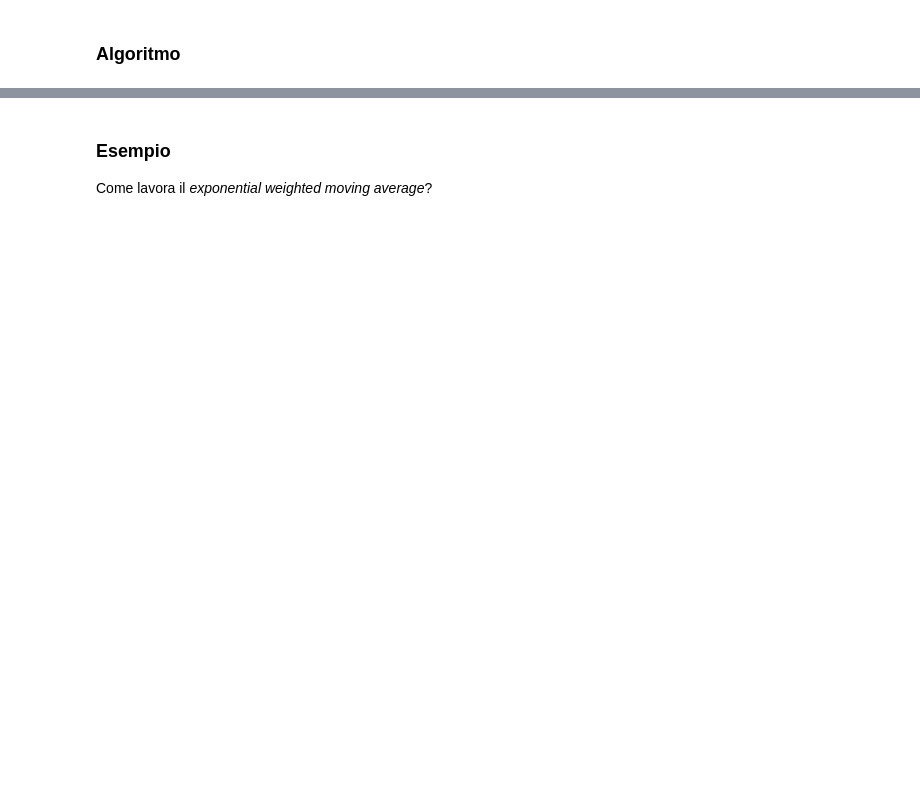
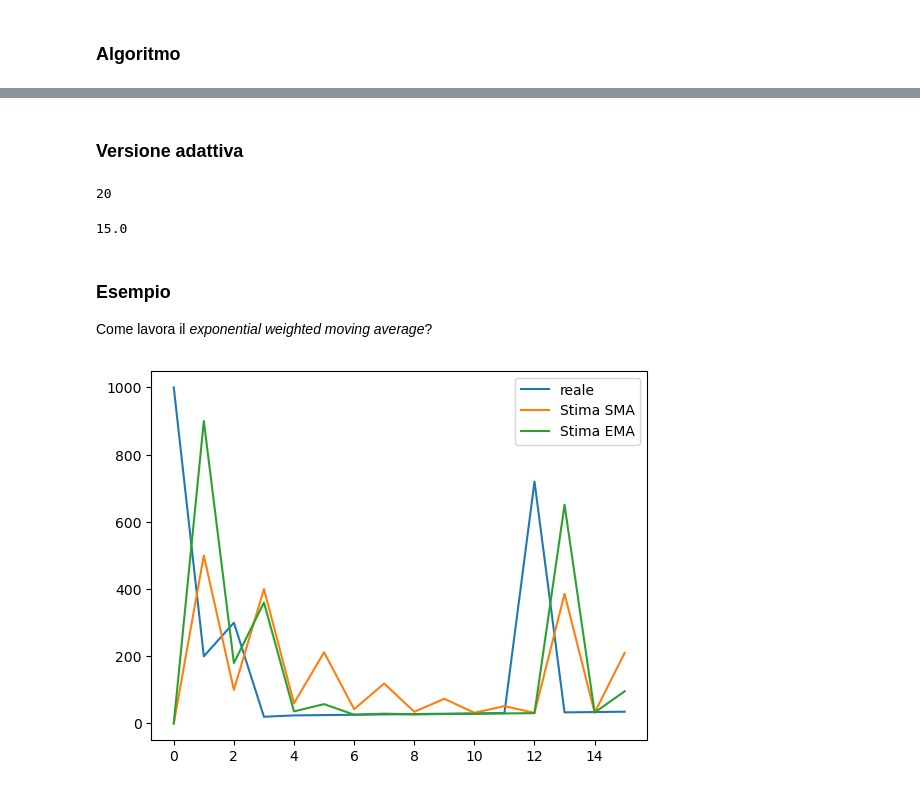
Before and after one commit to lozingaro/academic-website, a Jupyter notebook: src/expected_cpu_burst.ipynb, the cells around one changed output, grey strips where cells are left out. Drawn from its saved outputs; the diff is of its cells as text; code cells hidden in the pictures; blank space fills up the shorter version.

```diff
--- a/src/expected_cpu_burst.ipynb
+++ b/src/expected_cpu_burst.ipynb
@@ -107,19 +109,41 @@ exponential_moving_average(1, 2, 0.3)
+# %% [markdown]
+### Versione adattiva
+# %%
+def exponential_adaptive_moving_average(stima_precedente, reale_precedente, peso):
+    stima_attuale = peso * reale_precedente + (1-peso) * stima_precedente
+    return stima_attuale
+
+exponential_adaptive_moving_average(10, 20, 1)
+# %% [output]
+20
+# %%
+# write an adaptive version of the exponential moving average
+# Path: src/expected_cpu_burst.ipynb
+def exponential_adaptive_moving_average(stima_precedente, reale_precedente, peso):
+    stima_attuale = peso * reale_precedente + (1-peso) * stima_precedente
+    return stima_attuale
+
+exponential_adaptive_moving_average(10, 20, (20-10/2)/30)
+# %% [output]
+15.0
 # %% [markdown]
 ### Esempio
 
 Come lavora il *exponential weighted moving average*?
 # %%
 import numpy as np
-values = np.random.randn(10)
+values = [1000,200,300,20,24, 25, 26, 27, 28, 29, 30, 31, 720, 33, 34, 35]
 sma = [0]
 ema = [0]
 for i in np.arange(len(values)-1):
     sma.append(simple_moving_average(sma[i-1], values[i]))
-    ema.append(exponential_moving_average(ema[i-1], values[i], 0.8))
+    ema.append(exponential_moving_average(ema[i-1], values[i], 0.9))
 
 import matplotlib.pyplot as plt
-plt.plot(values, label='real')
-plt.plot(sma, label='sma')
-plt.plot(ema, label='ema')
+plt.plot(values, label='reale')
+plt.plot(sma, label='Stima SMA')
+plt.plot(ema, label='Stima EMA')
 plt.legend()
 plt.show()
+# %% [output]
+[figure, added]
```
Also changed, not shown: parts of 3 cells of this notebook, 1 other file.
